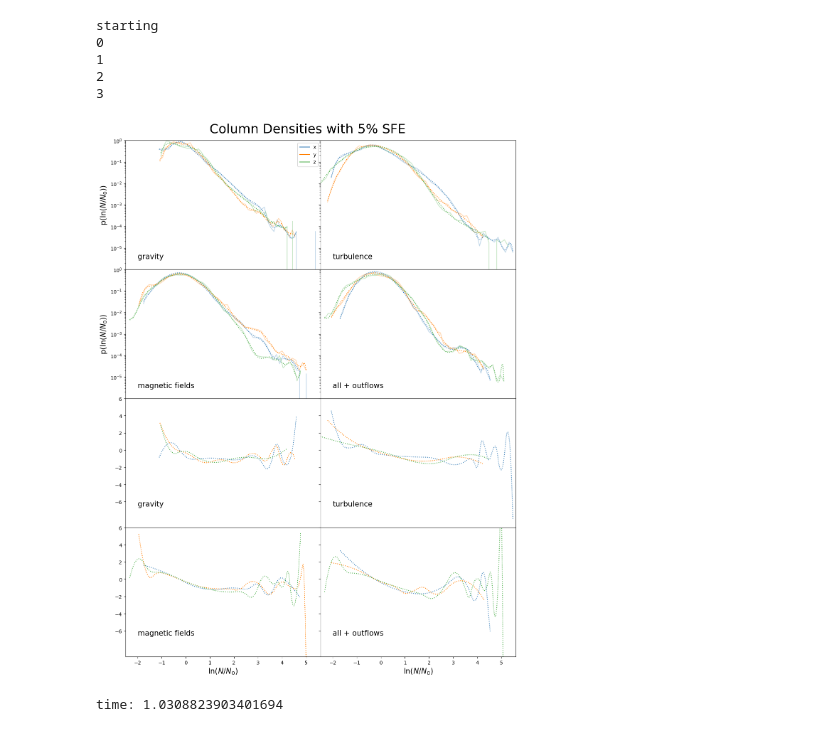
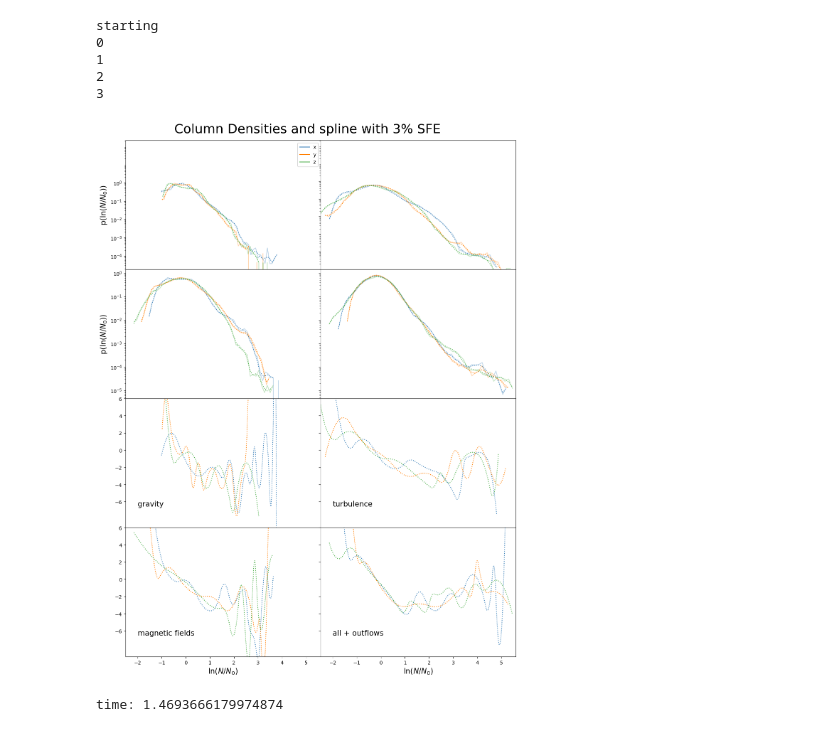
Before and after one commit to Kiihne/PDF-kiihne, a Jupyter notebook: spline.ipynb, the cells around one changed output. Saved outputs shown, nothing was run; the diff lists cells and outputs as text; code cells hidden in the pictures.

Commit message:
updated combo slope plots, spline smoothing, failed to fix PDFit

```diff
--- a/spline.ipynb
+++ b/spline.ipynb
@@ -13,8 +15,8 @@ from scipy.interpolate import UnivariateSpline
 # %%
 #only cell in need of changing between runs
 inputfile = ('/scratch/jak491/npz_storage/covering_grid_den0.npz','/scratch/jak491/npz_storage/covering_grid_den1.npz','/scratch/jak491/npz_storage/covering_grid_den2.npz', '/scratch/jak491/npz_storage/covering_grid_den3.npz', '/scratch/jak491/npz_storage/covering_grid_den4.npz', '/scratch/jak491/npz_storage/covering_grid_den5.npz', '/scratch/jak491/npz_storage/covering_grid_den_high.npz')
-percent = 5
-perc = '5'
+percent = 3
+perc = '3'
 titles = ('gravity ', 'turbulence','magnetic fields', 'all + outflows')
 #titles = ('10% SFE\nG','10% SFE\nG+T','10% SFE\nG+T+M','6% SFE\nG+T+M+P' )
 # %%
@@ -25,6 +27,9 @@ input_file = inputfile[percent]
 plot_data = np.load(input_file, allow_pickle=True)
 # %%
 #main processing cell.
+warnings.filterwarnings('ignore')
+
+
 start = time.time()
 print('starting')
 spline_slope = []
@@ -33,7 +38,7 @@ error = []
 color_list = ('#377eb8', '#ff7f00', '#4daf4a')#('b', 'r', 'green')
 fig, ax = plt.subplots(nrows=4,ncols=2,figsize=(12,16), sharex = 'all', sharey = 'row', gridspec_kw={'hspace': 0,'wspace':0})
 ax =ax.ravel()
-plt.suptitle('Column Densities with ' + perc + '% SFE', size =26)
+plt.suptitle('Column Densities and spline with ' + perc + '% SFE', size =26)
 b = 0
 ax[0].plot(100,100, color = color_list[0], alpha =1)
 ax[0].plot(100,100, color = color_list[1], alpha =1)
@@ -41,10 +46,10 @@ ax[0].plot(100,100, color = color_list[2], alpha =1)
 
 legend1 = ax[0].legend([ 'x', 'y', 'z'], loc = 'upper right')
 
-leg4 =ax[0].plot(100,100, color = 'black', alpha =.3)
-leg5 =ax[0].plot(100,100, color = 'black', alpha =1, linestyle = ':')
-legend2 = ax[0].legend([leg4,leg5],['column density','spline fit'], loc = 'lower right')
-ax[0].add_artist(legend1)
+#leg4 =ax[0].plot(100,100, color = 'black', alpha =.3)
+#leg5 =ax[0].plot(100,100, color = 'black', alpha =1, linestyle = ':')
+#legend2 = ax[0].legend([leg4,leg5],['column density','spline fit'], loc = 'lower right')
+#ax[0].add_artist(legend1)
 
 for n in range(4):
     den = plot_data[plot_data.files[n]]
@@ -72,13 +77,14 @@ for n in range(4):
                     y.append(counts_d[i])
             else:
                 break
-        spl = UnivariateSpline(xx, np.log10(y), k = 3, s = .3)
         x = np.linspace(min(xx), max(xx), 500)
-        spl = UnivariateSpline(xx, np.log10(y), k = 3, s = .3)
+        counts_filtered = savgol_filter(np.log(y), 5, 3)
+
+        spl = UnivariateSpline(xx, counts_filtered, k = 3, s = .3)
         pdf_density_fit = x
-        pdf_counts_fit = 10**spl(x)
+        pdf_counts_fit = np.exp(spl(x))
         ax[n].plot(bin_list, counts_d, color = color_list[a], alpha = .3)
-        ax[n].plot(x, 10**spl(x), label = 'fit', color =color_list[a], linestyle = ':')
+        ax[n].plot(xx, np.exp(spl(xx)), label = 'fit', color =color_list[a], linestyle = ':')
 
         deriv = spl.derivative(1)
         pdf_counts_deriv = deriv(x)
@@ -88,7 +94,7 @@ for n in range(4):
         z=0
         for zz in x:
             if zz > 1:
-                if zz < 4:
+                if zz < 2:
                     spline.append(pdf_counts_deriv[z])
             z = z+1
         spline_slope.append(sum(spline)/len(spline))
@@ -100,34 +106,40 @@ for n in range(4):
     if n == 0 or n == 2:
         ax[n].set_ylabel(r'p(ln($N/N_0$))', size=15)
 
   #  if n == 0 or n == 2:
   #     ax[n+4].set_ylabel(r'p(ln($N/N_0$))', size=15)
 
 
     ax[n].annotate(titles[n],[-2,10**(-5.5)], size =15)
     ax[n+4].annotate(titles[n],[-2,-6.5], size =15)
     ax[n].set_yscale('log')
-    ax[n].set_ylim(10**(-6),1)
-    ax[n].set_xlim(-3,6)
+    #ax[n].set_ylim(10**(-6),1)
+    #ax[n].set_xlim(-3,6)
     ax[n].set_yticks((1e0,1e-1,1e-2,1e-3,1e-4,1e-5))
     ax[n+4].set_yscale('linear')
     ax[n+4].set_ylim(-9,6)
     ax[n+4].set_xlim(-2.5,5.6)
     ax[n+4].set_yticks((6,4,2,0,-2,-4,-6))
 
 plt.tight_layout()
 plt.subplots_adjust(top=.95)
 plt.savefig('spline_4lv_'+perc+'%', bbox_inches='tight')
 plt.show()
 
+file = open("txt_file_storage/spline_slope" +perc+"%.txt", "w")
+str_dictionary = repr(spline_slope)
+file.write(str_dictionary + "\n")
+#str_dictionary = repr(slopes_error)
+#file.write(str_dictionary + "\n")
+file.close()
 
 end = time.time()
 print("time:",(end-start)/60)
 # %% [output]
 starting
 0
 1
 2
 3
-[figure, old version]
+[figure, new version]
-time: 1.0308823903401694
+time: 1.4693666179974874
```
Also changed, not shown: parts of 6 cells of this notebook, 2 other files.
